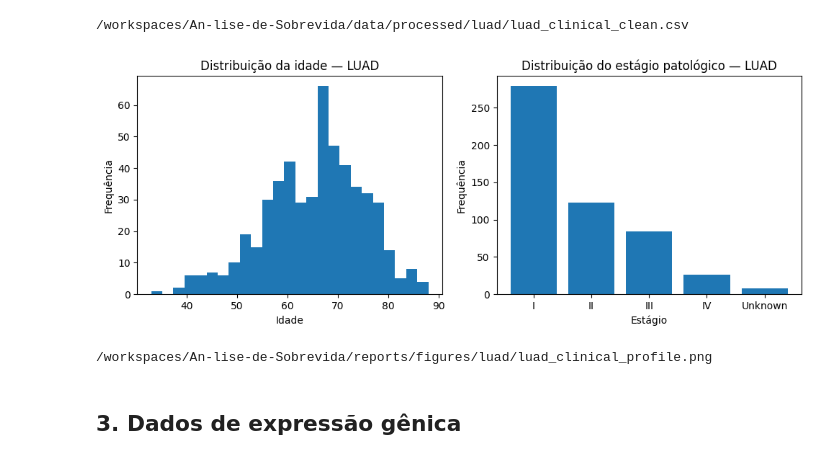
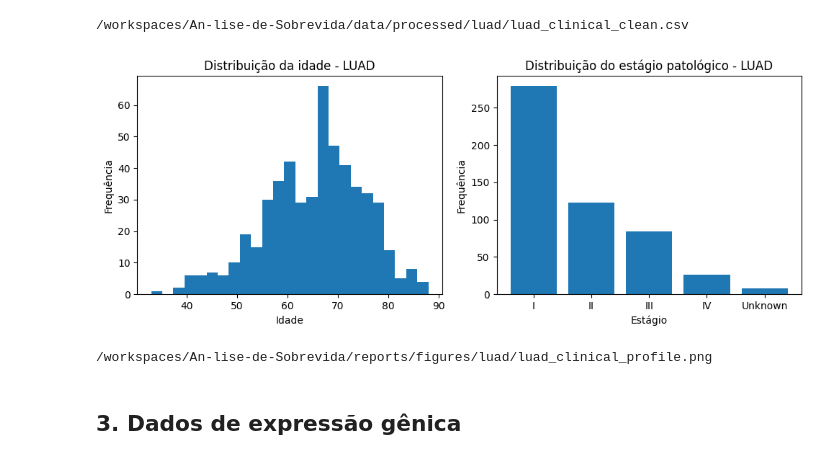
Before and after one commit to anacgr05/An-lise-de-Sobrevida, a Jupyter notebook: notebooks/01_tratamento_luad.ipynb, the cells around one changed output. Saved outputs shown, nothing was run; the diff lists cells and outputs as text; code cells hidden in the pictures.

```diff
--- a/notebooks/01_tratamento_luad.ipynb
+++ b/notebooks/01_tratamento_luad.ipynb
@@ -844,36 +842,36 @@ print(processed_dir / "luad_clinical_clean.csv")
 fig, axes = plt.subplots(1, 2, figsize=(10, 4))
 
 # Idade
 idade_col = "age_at_index.demographic"
 
 if idade_col in luad_clin_sel.columns:
     axes[0].hist(luad_clin_sel[idade_col].dropna(), bins=25)
-    axes[0].set_title("Distribuição da idade — LUAD")
+    axes[0].set_title("Distribuição da idade - LUAD")
     axes[0].set_xlabel("Idade")
     axes[0].set_ylabel("Frequência")
 
 # Estágio
 ordem_estagios = ["I", "II", "III", "IV", "Unknown"]
 stage_counts = luad_clin_sel["stage_group"].value_counts().reindex(ordem_estagios)
 
 axes[1].bar(stage_counts.index.astype(str), stage_counts.values)
-axes[1].set_title("Distribuição do estágio patológico — LUAD")
+axes[1].set_title("Distribuição do estágio patológico - LUAD")
 axes[1].set_xlabel("Estágio")
 axes[1].set_ylabel("Frequência")
 
 fig.tight_layout()
 
 fig.savefig(
     figures_dir / "luad_clinical_profile.png",
     dpi=300,
     bbox_inches="tight"
 )
 
 plt.show()
 
 print(figures_dir / "luad_clinical_profile.png")
 # %% [output]
-[figure, old version]
+[figure, new version]
 /workspaces/An-lise-de-Sobrevida/reports/figures/luad/luad_clinical_profile.png
 # %% [markdown]
 ## 3. Dados de expressão gênica
```
Also changed, not shown: parts of 7 cells of this notebook, 15 other files.
